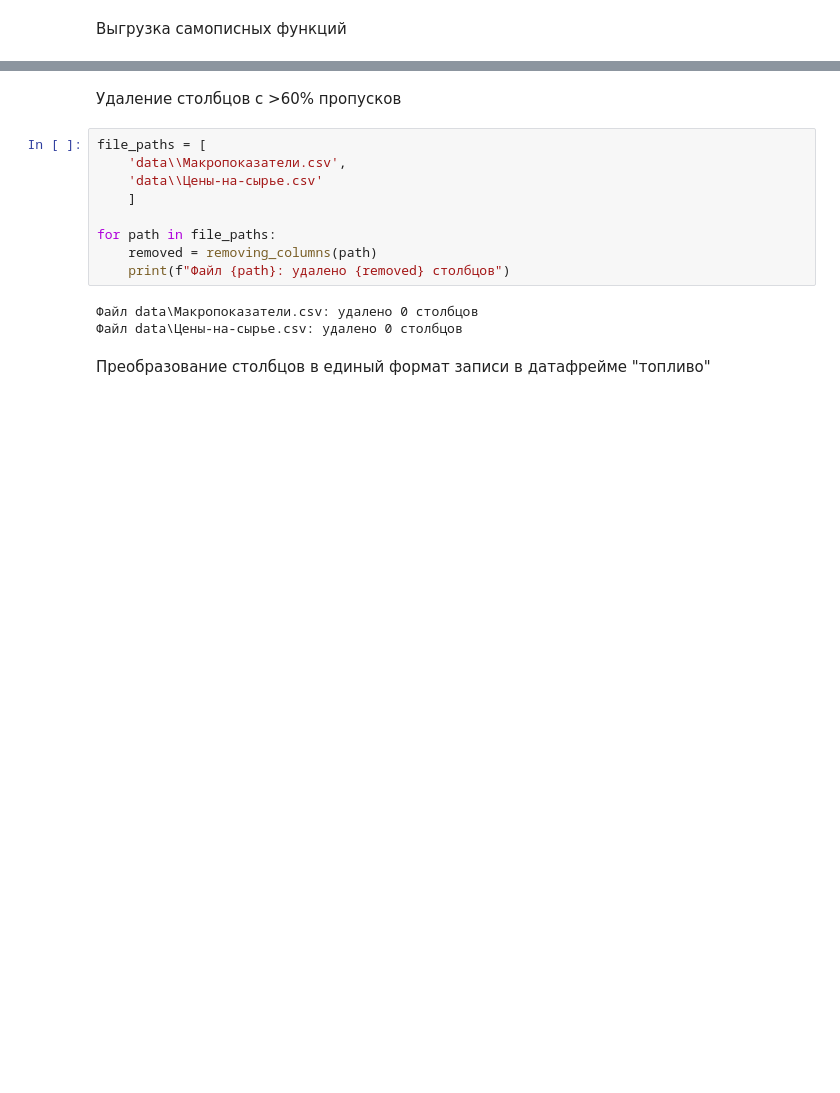
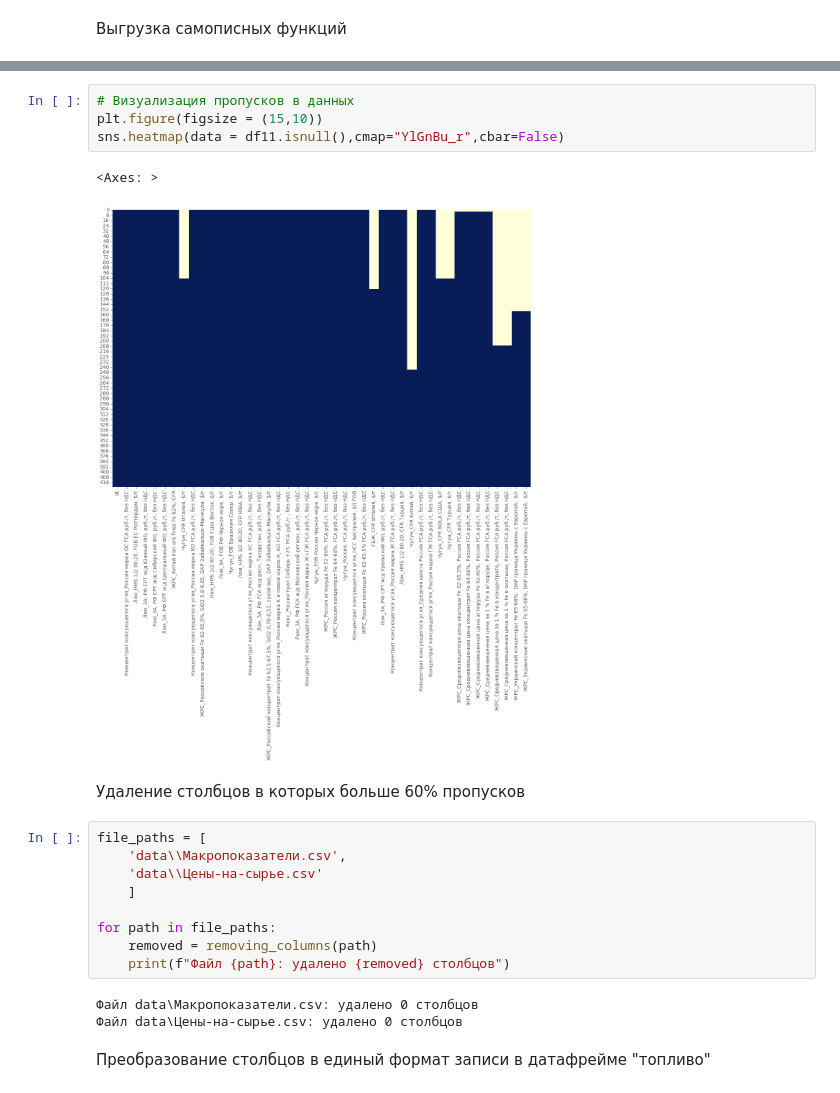
Before and after one commit to linkkdm/intens3, a Jupyter notebook: Код/main.ipynb, the cells around one changed output, grey strips where cells are left out. Cells and saved outputs as stored; diff of their text form; blank space fills up the shorter version.

```diff
--- a/Код/main.ipynb
+++ b/Код/main.ipynb
@@ -36,5 +157,12 @@ df11 = pd.read_csv('data\\Цены-на-сырье.csv')
+# %%
+# Визуализация пропусков в данных
+plt.figure(figsize = (15,10))
+sns.heatmap(data = df11.isnull(),cmap="YlGnBu_r",cbar=False)
+# %% [output]
+<Axes: >
+[figure, added]
 # %% [markdown]
-Удаление столбцов с >60% пропусков
+Удаление столбцов в которых больше 60% пропусков
 # %%
 file_paths = [
     'data\\Макропоказатели.csv',
```
Also changed, not shown: parts of 60 cells of this notebook, 7 other files.
